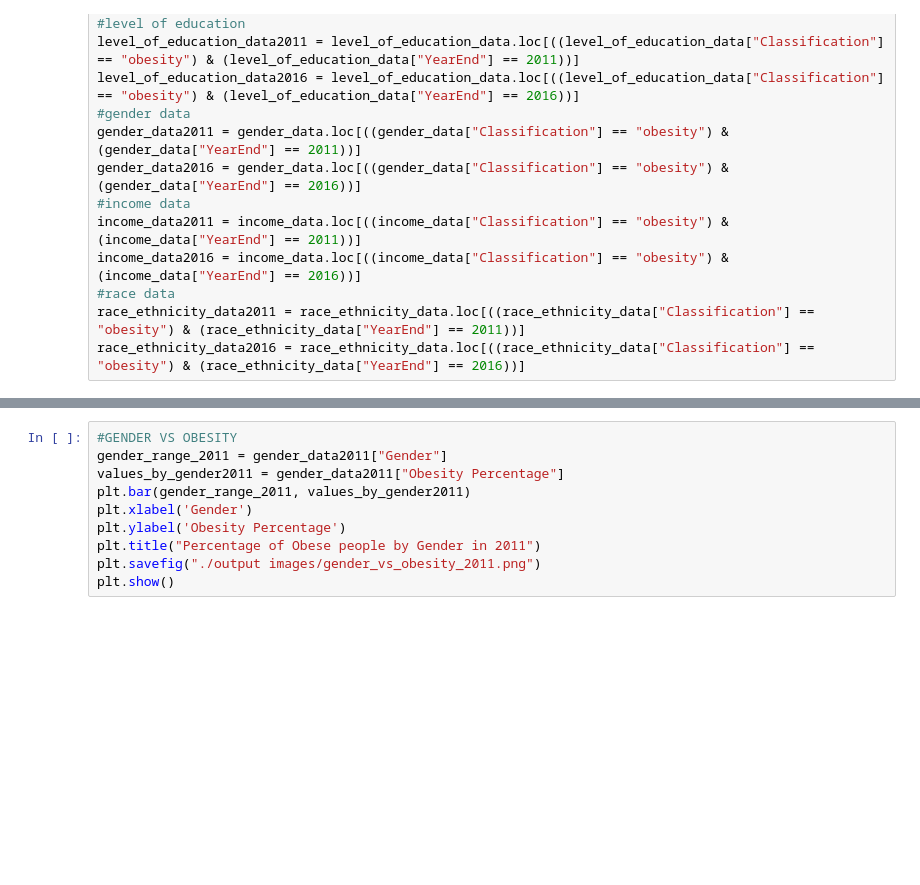
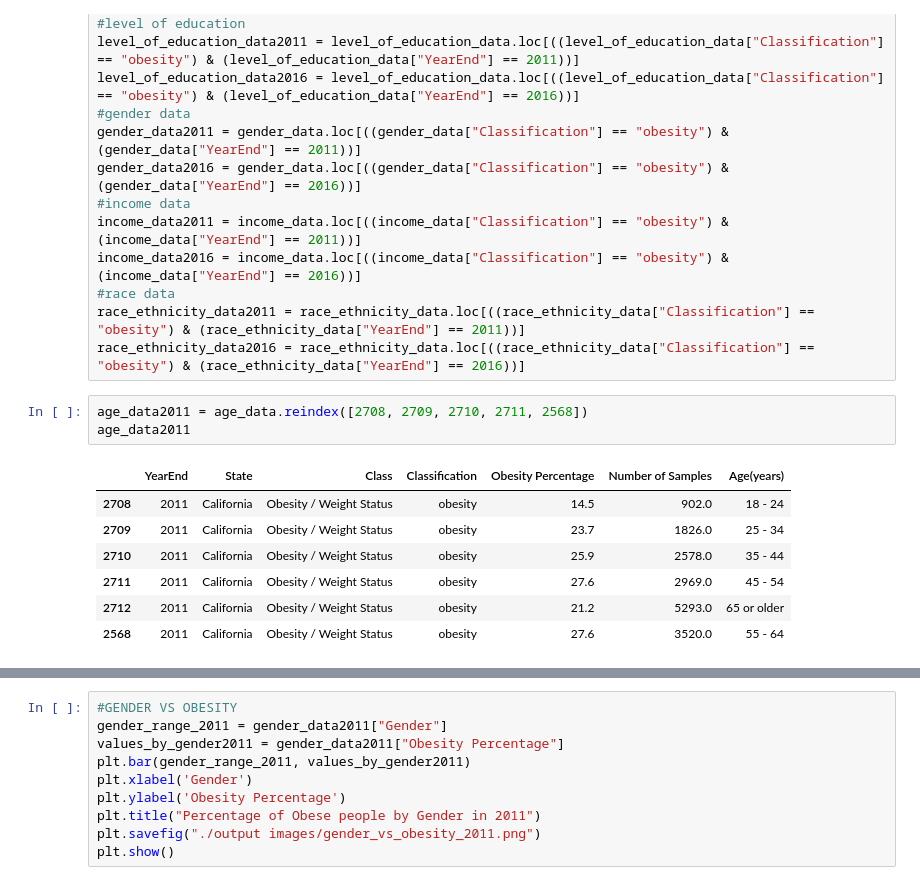
Before and after one commit to improvbutterfly/Fast-Food-Analysis-California, a Jupyter notebook: Analysis/Socioeconomic Status Data Cleaning.ipynb, the cells around one changed output, grey strips where cells are left out. Drawn from its saved outputs; the diff is of its cells as text; blank space fills up the shorter version.

```diff
--- a/Analysis/Socioeconomic Status Data Cleaning.ipynb
+++ b/Analysis/Socioeconomic Status Data Cleaning.ipynb
@@ -221,6 +221,17 @@ income_data2016 = income_data.loc[((income_data["Classification"] == "obesity")
 #race data
 race_ethnicity_data2011 = race_ethnicity_data.loc[((race_ethnicity_data["Classification"] == "obesity") & (race_ethnicity_data["YearEnd"] == 2011))]
 race_ethnicity_data2016 = race_ethnicity_data.loc[((race_ethnicity_data["Classification"] == "obesity") & (race_ethnicity_data["YearEnd"] == 2016))]
+# %%
+age_data2011 = age_data.reindex([2708, 2709, 2710, 2711, 2568])
+age_data2011
+# %% [output]
+|  | YearEnd | State | Class | Classification | Obesity Percentage | Number of Samples | Age(years) |
+| 2708 | 2011 | California | Obesity / Weight Status | obesity | 14.5 | 902.0 | 18 - 24 |
+| 2709 | 2011 | California | Obesity / Weight Status | obesity | 23.7 | 1826.0 | 25 - 34 |
+| 2710 | 2011 | California | Obesity / Weight Status | obesity | 25.9 | 2578.0 | 35 - 44 |
+| 2711 | 2011 | California | Obesity / Weight Status | obesity | 27.6 | 2969.0 | 45 - 54 |
+| 2712 | 2011 | California | Obesity / Weight Status | obesity | 21.2 | 5293.0 | 65 or older |
+| 2568 | 2011 | California | Obesity / Weight Status | obesity | 27.6 | 3520.0 | 55 - 64 |
 # %%
 #now, we need to graph the data for each, starting with 2011 data
 
```
Also changed, not shown: parts of 2 cells of this notebook, 2 other files.
